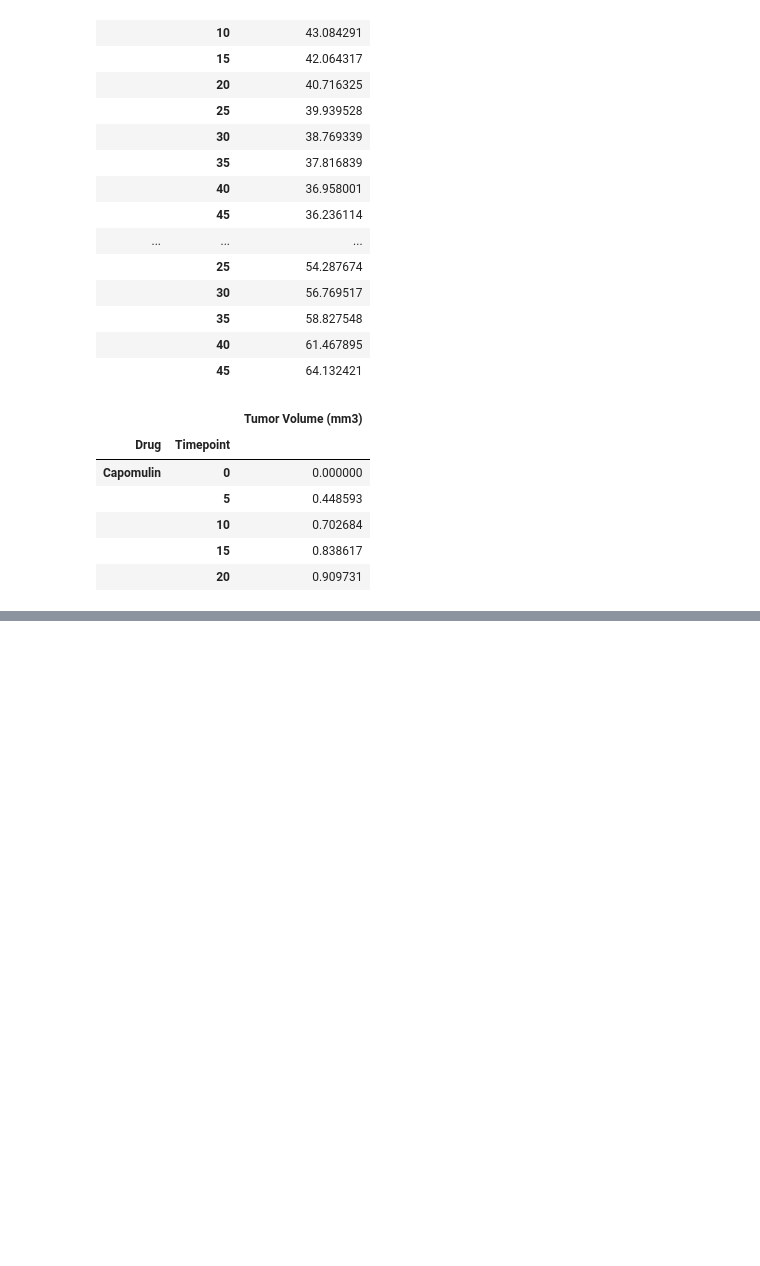
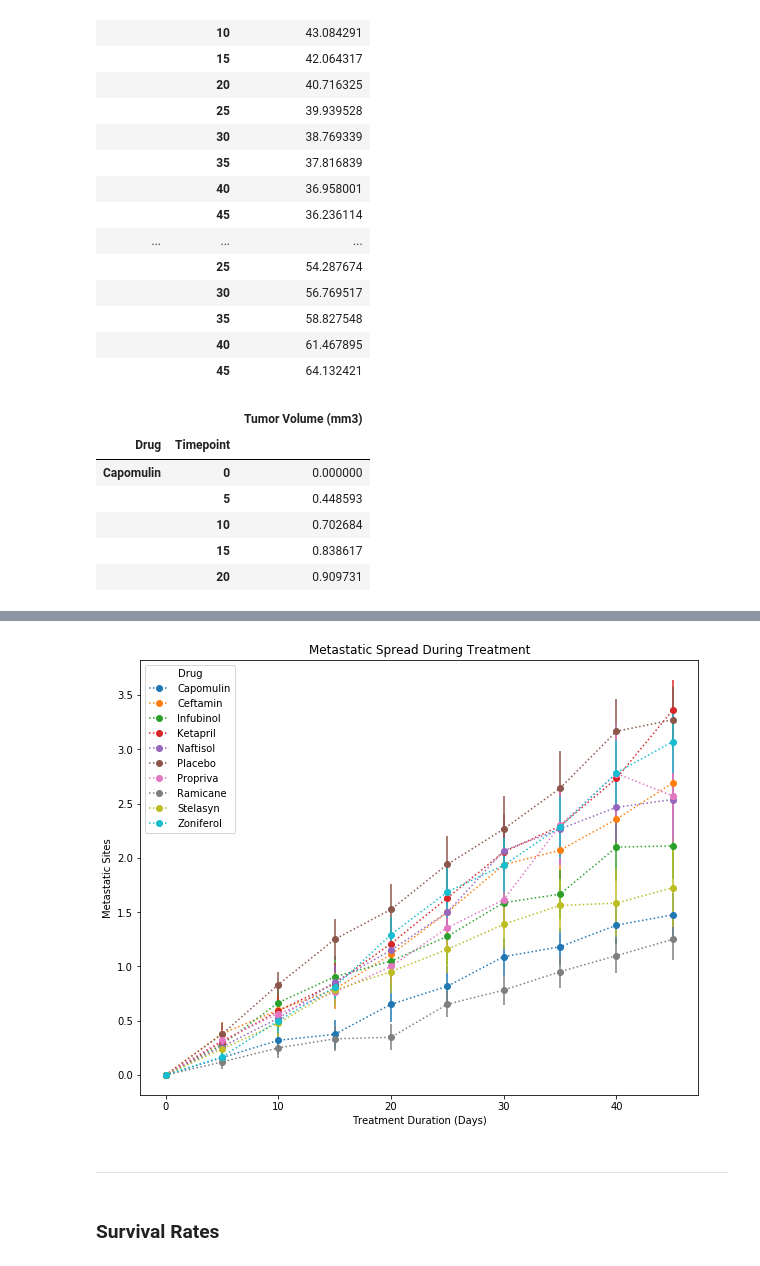
Before and after one commit to stewartmw/Week5-Matplotlib-MatthewStewart, a Jupyter notebook: Pymaceuticals.ipynb, the cells around one changed output, grey strips where cells are left out. Drawn from its saved outputs; the diff is of its cells as text; code cells hidden in the pictures; blank space fills up the shorter version.

Commit message:
Survival and Summary

```diff
--- a/Pymaceuticals.ipynb
+++ b/Pymaceuticals.ipynb
@@ -129,0 +134,4 @@ plt.show()
+# %%
+pyma_meanMetastatic_group = pymaceuticals_df.groupby(['Drug', 'Timepoint'])
+pyma_meanMetastatic_df = pd.DataFrame(pyma_meanMetastatic_group['Metastatic Sites'].mean())
+pyma_meanMetastatic_df.head(20)
@@ -129,0 +157,4 @@ plt.show()
+# %%
+pyma_semMetastatic_group = pymaceuticals_df.groupby(['Drug', 'Timepoint'])
+pyma_semMetastatic_df = pd.DataFrame(pyma_semMetastatic_group['Metastatic Sites'].sem())
+pyma_semMetastatic_df.head()
@@ -129,0 +169,4 @@ plt.show()
+# %%
+pyma_meanMetastatic_df_unstack = pyma_meanMetastatic_df.unstack(level = 0)
+pyma_meanMetastatic_df_unstack.columns = pyma_meanMetastatic_df_unstack.columns.droplevel()
+pyma_meanMetastatic_df_unstack.head()
@@ -129,0 +181,4 @@ plt.show()
+# %%
+pyma_semMetastatic_df_unstack = pyma_semMetastatic_df.unstack(level = 0)
+pyma_semMetastatic_df_unstack.columns = pyma_semMetastatic_df_unstack.columns.droplevel()
+pyma_semMetastatic_df_unstack.head()
@@ -129,0 +193,14 @@ plt.show()
+# %%
+pyma_meanMetastatic_df_unstack.plot(yerr = pyma_semMetastatic_df_unstack, marker = 'o',
+                                    linestyle = ':', figsize = (10,8))
+plt.xlabel('Treatment Duration (Days)')
+plt.ylabel('Metastatic Sites')
+plt.title('Metastatic Spread During Treatment')
+plt.savefig('Images/MetastaticSpreadOverTime.png')
+plt.show()
+# %% [output]
+[figure, added]
+# %% [markdown]
+---
+# %% [markdown]
+### Survival Rates
```
Also changed, not shown: parts of 17 cells of this notebook, 4 other files.
